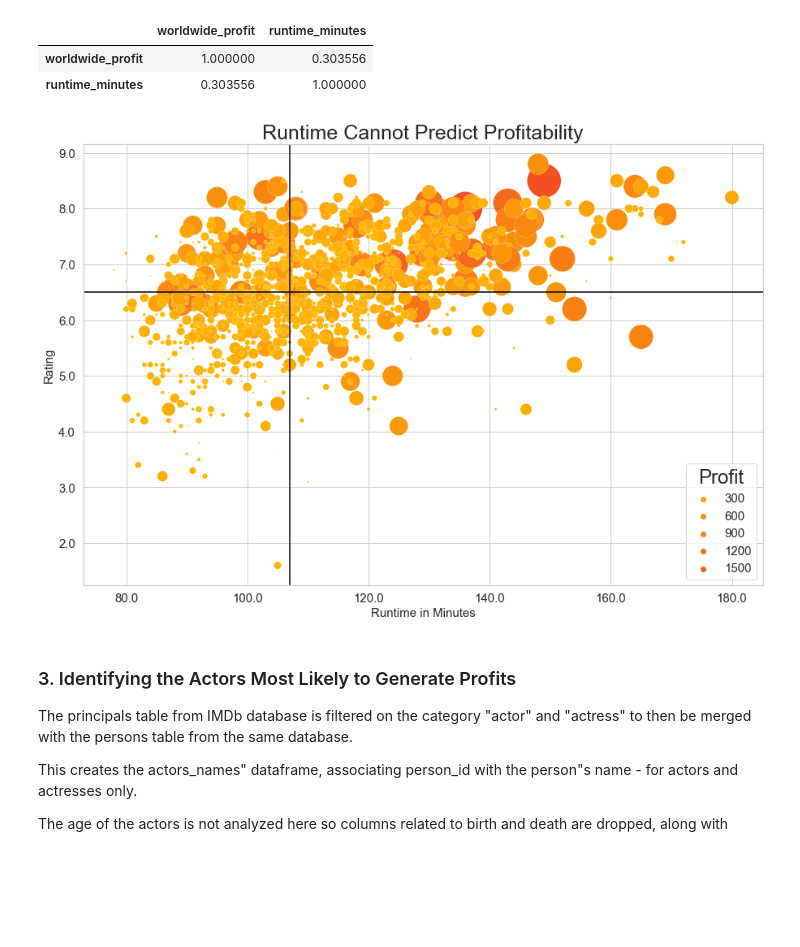
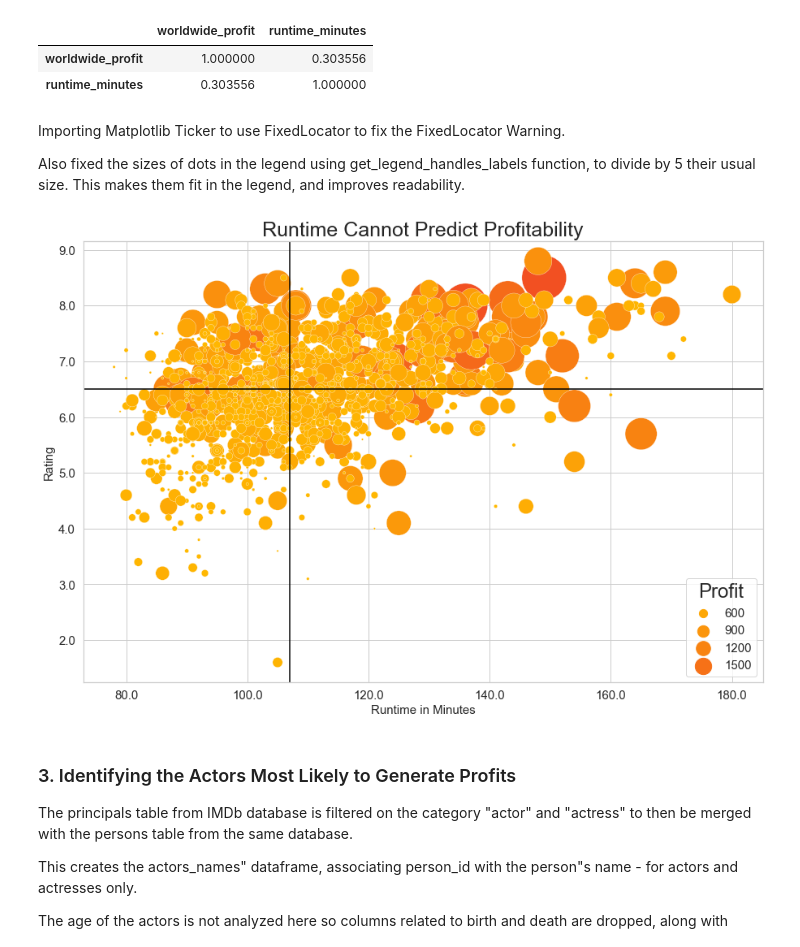
Before and after one commit to AlbaneCM/MicrosoftMovieAnalysis, a Jupyter notebook: microsoft-movie-analysis.ipynb, the cells around one changed output. Cells and saved outputs as stored; diff of their text form; code cells hidden in the pictures; blank space fills up the shorter version.

Commit message:
fixed warnings

```diff
--- a/microsoft-movie-analysis.ipynb
+++ b/microsoft-movie-analysis.ipynb
@@ -548,5 +550,5 @@ The dataframe df_top_tn is now created to filter only on top performing movies s
 # %%
-df_top_tn = df_tn[(df_tn["worldwide_profit"] > 0.5) & (df_tn["year"] > 2009)]
+df_top_tn = df_tn[(df_tn["worldwide_profit"] > 0.5) & (df_tn["year"] > 2009)].copy(deep=True)
 # len(df_top_tn)
 df_top_tn.head()
 # %% [output]
@@ -918,32 +883,51 @@ profit_and_ratings[["worldwide_profit", "runtime_minutes"]].corr(method="pearson
 |  | worldwide_profit | runtime_minutes |
 | worldwide_profit | 1.000000 | 0.303556 |
 | runtime_minutes | 0.303556 | 1.000000 |
+# %% [markdown]
+Importing Matplotlib Ticker to use FixedLocator to fix the FixedLocator Warning.
+
+Also fixed the sizes of dots in the legend using get_legend_handles_labels function, to divide by 5 their usual size. This makes them fit in the legend, and improves readability.
 # %%
+import matplotlib.ticker as mticker
+
 fig, ax = plt.subplots(figsize=(15, 10))
 
 sns.scatterplot(data=profit_and_ratings,
                 x="runtime_minutes",
                 y="averagerating",
                hue="worldwide_profit",
-               s=profit_and_ratings["worldwide_profit"],
-               palette="blend:#FFB900,#F25022")
+               size=profit_and_ratings["worldwide_profit"],
+               palette="blend:#FFB900,#F25022", sizes=(5,3000))
 plt.axvline(x=median_runtime, color="black")
 plt.axhline(y=median_rating, color="black")
+
+handles, labels = ax.get_legend_handles_labels()
+for h in handles:
+    sizes = [s/5 for s in h.get_sizes()]
+    h.set_sizes(sizes)
+
+labels = labels[1:]
 
 ax.set_title("Runtime Cannot Predict Profitability", fontsize=25)
 ax.set_xlabel("Runtime in Minutes", fontsize=15)
 ax.set_ylabel("Rating", fontsize=15)
-ax.set_xticklabels(ax.get_xticks(),size = 15)
-ax.set_yticklabels(ax.get_yticks(),size = 15)
 
+ticks_loc_x = ax.get_xticks().tolist()
+ax.xaxis.set_major_locator(mticker.FixedLocator(ticks_loc_x))
+ax.set_xticklabels(ticks_loc_x,size = 15)
 
+ticks_loc_y = ax.get_yticks().tolist()
+ax.yaxis.set_major_locator(mticker.FixedLocator(ticks_loc_y))
+ax.set_yticklabels(ticks_loc_y,size = 15)
 
-plt.legend(title="Profit", fontsize=15)
+# ax.legend(title="Profit", fontsize=15, loc=4)
+ax.legend(handles, labels, title="Profit", fontsize=15, loc=4)
 
 plt.savefig("images/profit_runtime.png")
+
 plt.show()
 # %% [output]
-[figure, old version]
+[figure, new version]
 # %% [markdown]
 ### 3. Identifying the Actors Most Likely to Generate Profits
 
```
Also changed, not shown: parts of 5 cells of this notebook, 3 other files.
